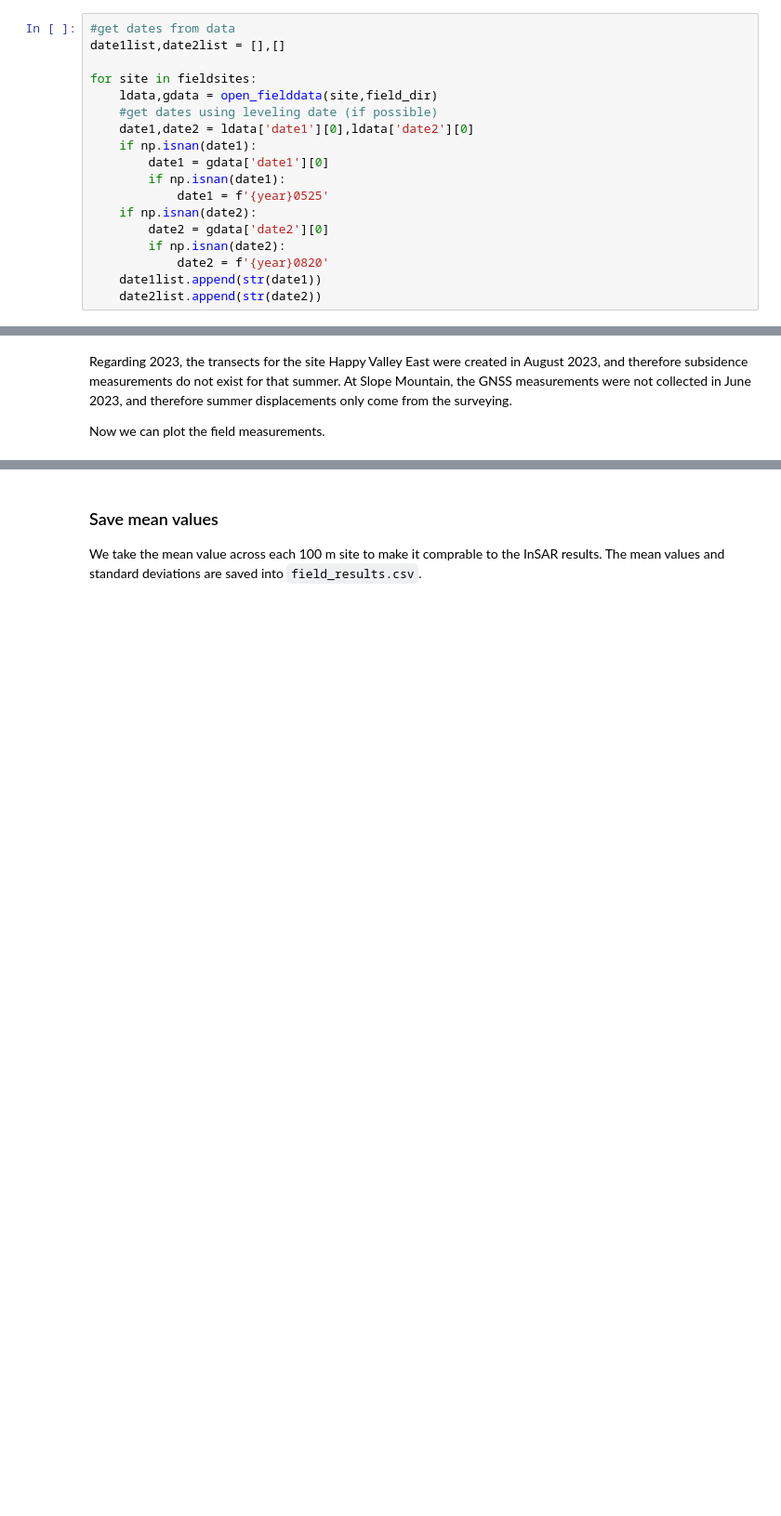
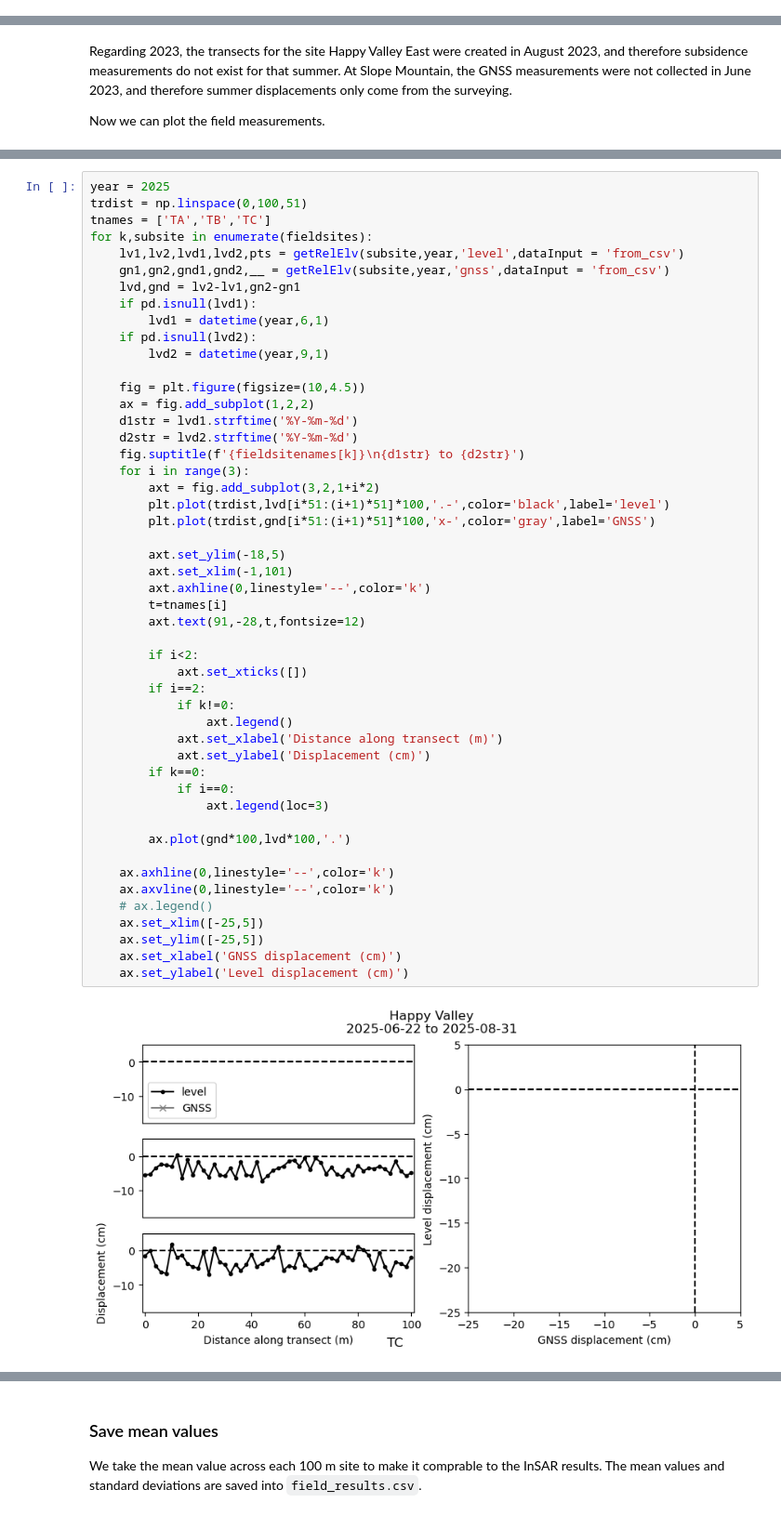
Before and after one commit to nisar-solid/ATBD, a Jupyter notebook: methods/permafrost/Permafrost_fielddata.ipynb, the cells around one changed output, grey strips where cells are left out. Shown at 93% size. Cells and saved outputs as stored; diff of their text form; blank space fills up the shorter version.

Commit message:
updated fielddata for using DB format

```diff
--- a/methods/permafrost/Permafrost_fielddata.ipynb
+++ b/methods/permafrost/Permafrost_fielddata.ipynb
@@ -87,18 +63,0 @@ def open_fielddata(site,field_dir):
-# %%
-#get dates from data
-date1list,date2list = [],[]
-
-for site in fieldsites:
-    ldata,gdata = open_fielddata(site,field_dir)
-    #get dates using leveling date (if possible)
-    date1,date2 = ldata['date1'][0],ldata['date2'][0]
-    if np.isnan(date1):
-        date1 = gdata['date1'][0]
-        if np.isnan(date1):
-            date1 = f'{year}0525'
-    if np.isnan(date2):
-        date2 = gdata['date2'][0]
-        if np.isnan(date2):
-            date2 = f'{year}0820'
-    date1list.append(str(date1))
-    date2list.append(str(date2))
@@ -172,0 +96,51 @@ for k,site in enumerate(fieldsites):
+# %%
+year = 2025
+trdist = np.linspace(0,100,51)
+tnames = ['TA','TB','TC']
+for k,subsite in enumerate(fieldsites):
+    lv1,lv2,lvd1,lvd2,pts = getRelElv(subsite,year,'level',dataInput = 'from_csv')
+    gn1,gn2,gnd1,gnd2,__ = getRelElv(subsite,year,'gnss',dataInput = 'from_csv')
+    lvd,gnd = lv2-lv1,gn2-gn1
+    if pd.isnull(lvd1):
+        lvd1 = datetime(year,6,1)
+    if pd.isnull(lvd2):
+        lvd2 = datetime(year,9,1)
+
+    fig = plt.figure(figsize=(10,4.5))
+    ax = fig.add_subplot(1,2,2)
+    d1str = lvd1.strftime('%Y-%m-%d')
+    d2str = lvd2.strftime('%Y-%m-%d')
+    fig.suptitle(f'{fieldsitenames[k]}\n{d1str} to {d2str}')
+    for i in range(3):
+        axt = fig.add_subplot(3,2,1+i*2)
+        plt.plot(trdist,lvd[i*51:(i+1)*51]*100,'.-',color='black',label='level')
+        plt.plot(trdist,gnd[i*51:(i+1)*51]*100,'x-',color='gray',label='GNSS')
+
+        axt.set_ylim(-18,5)
+        axt.set_xlim(-1,101)
+        axt.axhline(0,linestyle='--',color='k')
+        t=tnames[i]
+        axt.text(91,-28,t,fontsize=12)
+
+        if i<2:
+            axt.set_xticks([])
+        if i==2:
+            if k!=0:
+                axt.legend()
+            axt.set_xlabel('Distance along transect (m)')
+            axt.set_ylabel('Displacement (cm)')
+        if k==0:
+            if i==0:
+                axt.legend(loc=3)
+
+        ax.plot(gnd*100,lvd*100,'.')
+
+    ax.axhline(0,linestyle='--',color='k')
+    ax.axvline(0,linestyle='--',color='k')
+    # ax.legend()
+    ax.set_xlim([-25,5])
+    ax.set_ylim([-25,5])
+    ax.set_xlabel('GNSS displacement (cm)')
+    ax.set_ylabel('Level displacement (cm)')
+# %% [output]
+[figure, added]
```
Also changed, not shown: parts of 8 cells of this notebook, 3 other files.
